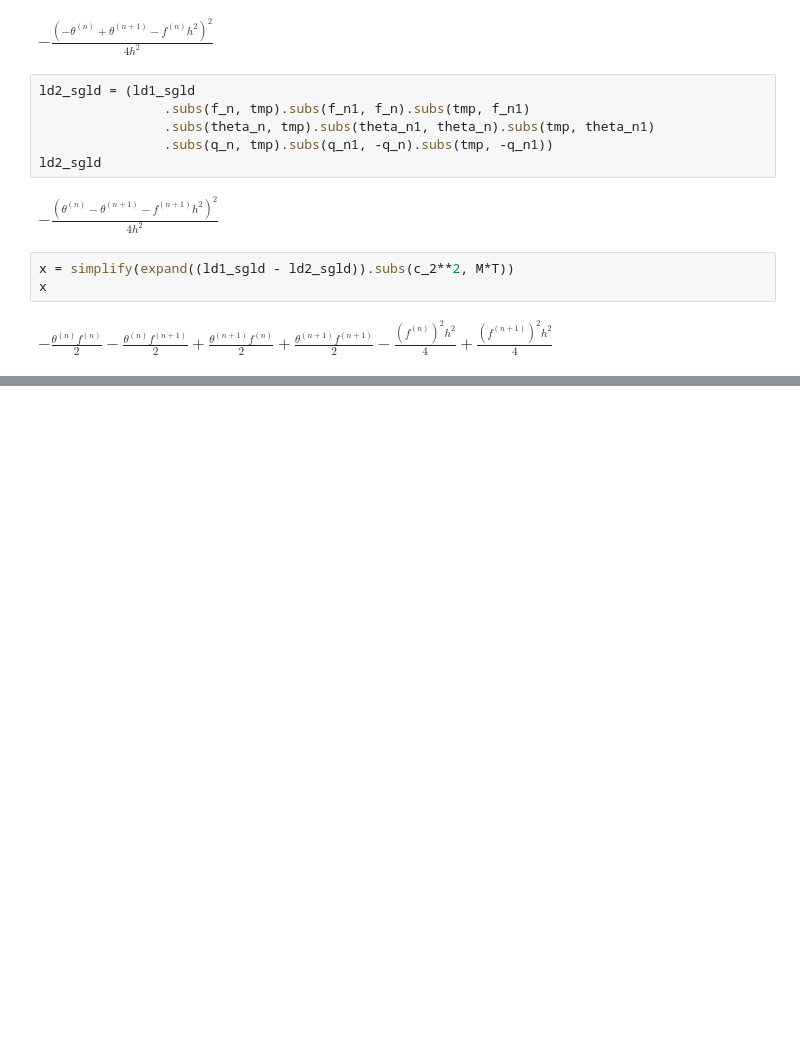
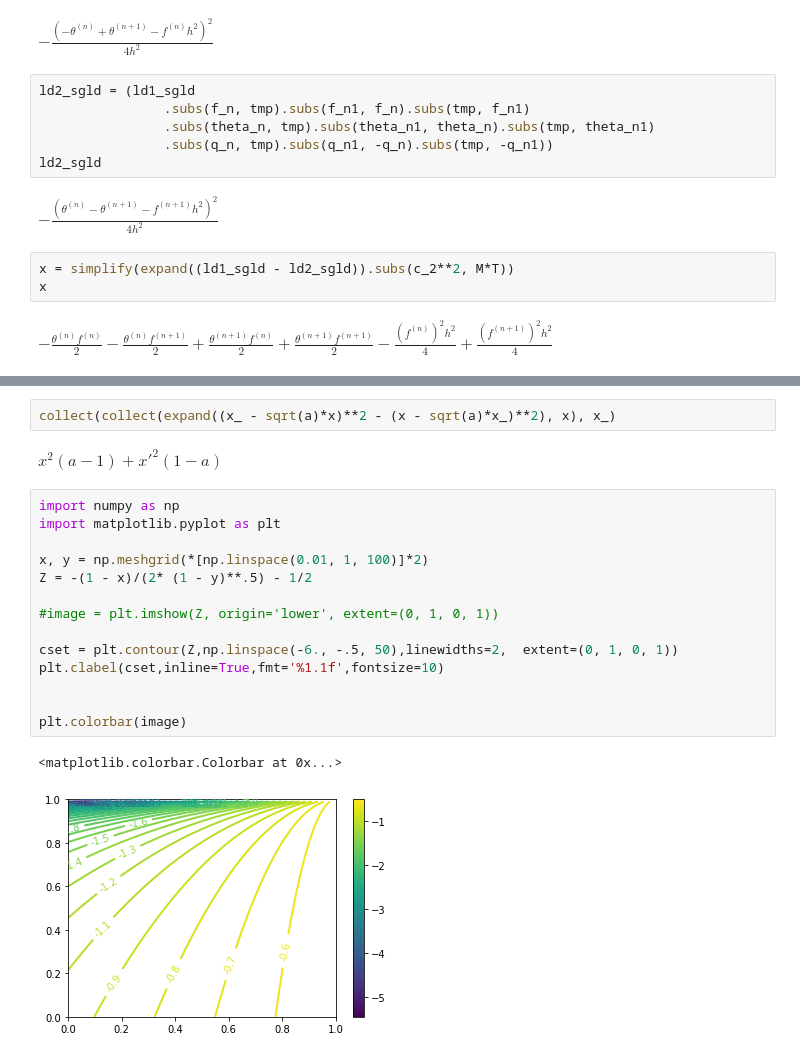
Before and after one commit to ratschlab/bnn_priors, a Jupyter notebook: docs/verlet/acceptance probability.ipynb, the cells around one changed output, grey strips where cells are left out. Drawn from its saved outputs; the diff is of its cells as text; blank space fills up the shorter version.

```diff
--- a/docs/verlet/acceptance probability.ipynb
+++ b/docs/verlet/acceptance probability.ipynb
@@ -122,0 +179,21 @@ $\displaystyle - \frac{\theta^{(n)} f^{(n)}}{2} - \frac{\theta^{(n)} f^{(n+1)}}{
+# %%
+collect(collect(expand((x_ - sqrt(a)*x)**2 - (x - sqrt(a)*x_)**2), x), x_)
+# %% [output]
+$\displaystyle x^{2} \left(a - 1\right) + x'^{2} \left(1 - a\right)$
+# %%
+import numpy as np
+import matplotlib.pyplot as plt
+
+x, y = np.meshgrid(*[np.linspace(0.01, 1, 100)]*2)
+Z = -(1 - x)/(2* (1 - y)**.5) - 1/2
+
+#image = plt.imshow(Z, origin='lower', extent=(0, 1, 0, 1))
+
+cset = plt.contour(Z,np.linspace(-6., -.5, 50),linewidths=2,  extent=(0, 1, 0, 1))
+plt.clabel(cset,inline=True,fmt='%1.1f',fontsize=10)
+
+
+plt.colorbar(image)
+# %% [output]
+<matplotlib.colorbar.Colorbar at 0x...>
+[figure, added]
```
Also changed, not shown: parts of 32 cells of this notebook, 7 other files.
